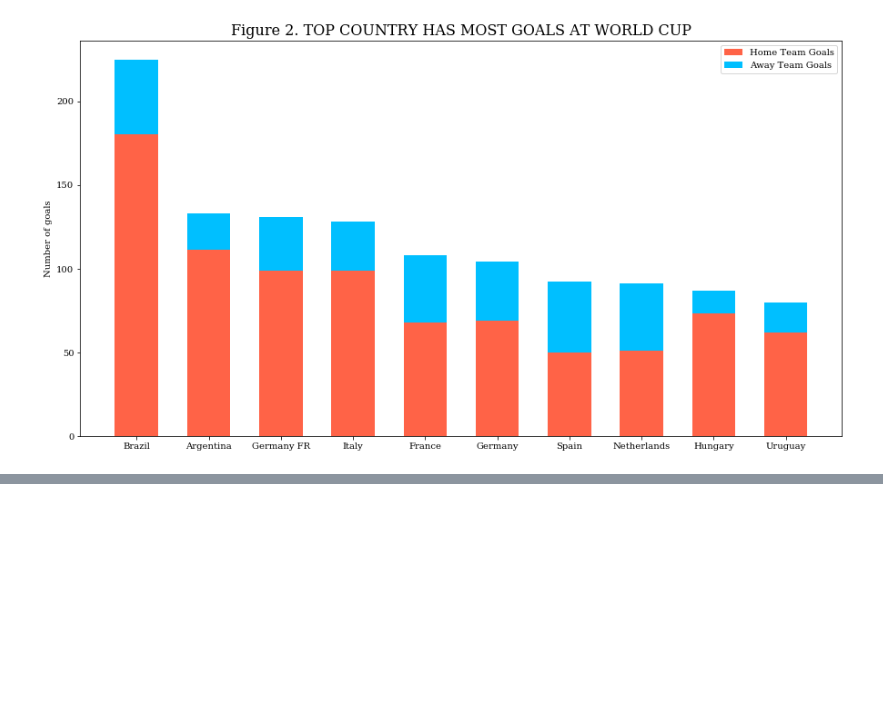
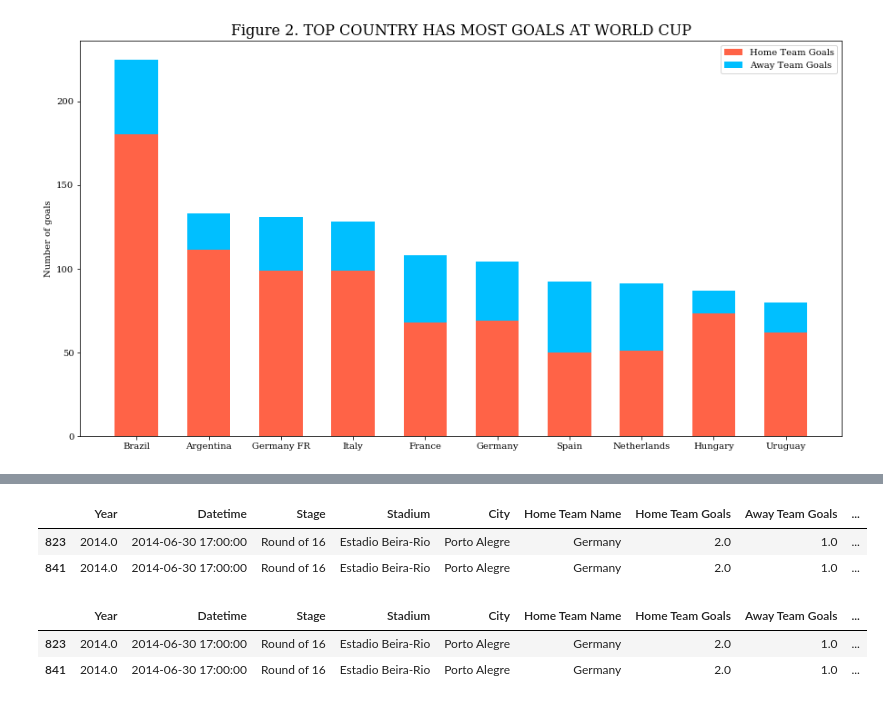
Before and after one commit to logacc99/LTKHDL_FinalProject, a Jupyter notebook: 1712174-NguyenGiaThuan.ipynb, the cells around one changed output, grey strips where cells are left out. Saved outputs shown, nothing was run; the diff lists cells and outputs as text; code cells hidden in the pictures; blank space fills up the shorter version.

```diff
--- a/1712174-NguyenGiaThuan.ipynb
+++ b/1712174-NguyenGiaThuan.ipynb
@@ -362,0 +343,6 @@ match_by_year
+# %%
+match_data[match_data['Attendance'].isnull() == True]
+# %% [output]
+|  | Year | Datetime | Stage | Stadium | City | Home Team Name | Home Team Goals | Away Team Goals | ... |
+| 823 | 2014.0 | 2014-06-30 17:00:00 | Round of 16 | Estadio Beira-Rio | Porto Alegre | Germany | 2.0 | 1.0 | ... |
+| 841 | 2014.0 | 2014-06-30 17:00:00 | Round of 16 | Estadio Beira-Rio | Porto Alegre | Germany | 2.0 | 1.0 | ... |
@@ -362,0 +351,6 @@ match_by_year
+# %%
+match_data.loc[[823,841], :]
+# %% [output]
+|  | Year | Datetime | Stage | Stadium | City | Home Team Name | Home Team Goals | Away Team Goals | ... |
+| 823 | 2014.0 | 2014-06-30 17:00:00 | Round of 16 | Estadio Beira-Rio | Porto Alegre | Germany | 2.0 | 1.0 | ... |
+| 841 | 2014.0 | 2014-06-30 17:00:00 | Round of 16 | Estadio Beira-Rio | Porto Alegre | Germany | 2.0 | 1.0 | ... |
```
Also changed, not shown: parts of 16 cells of this notebook.
